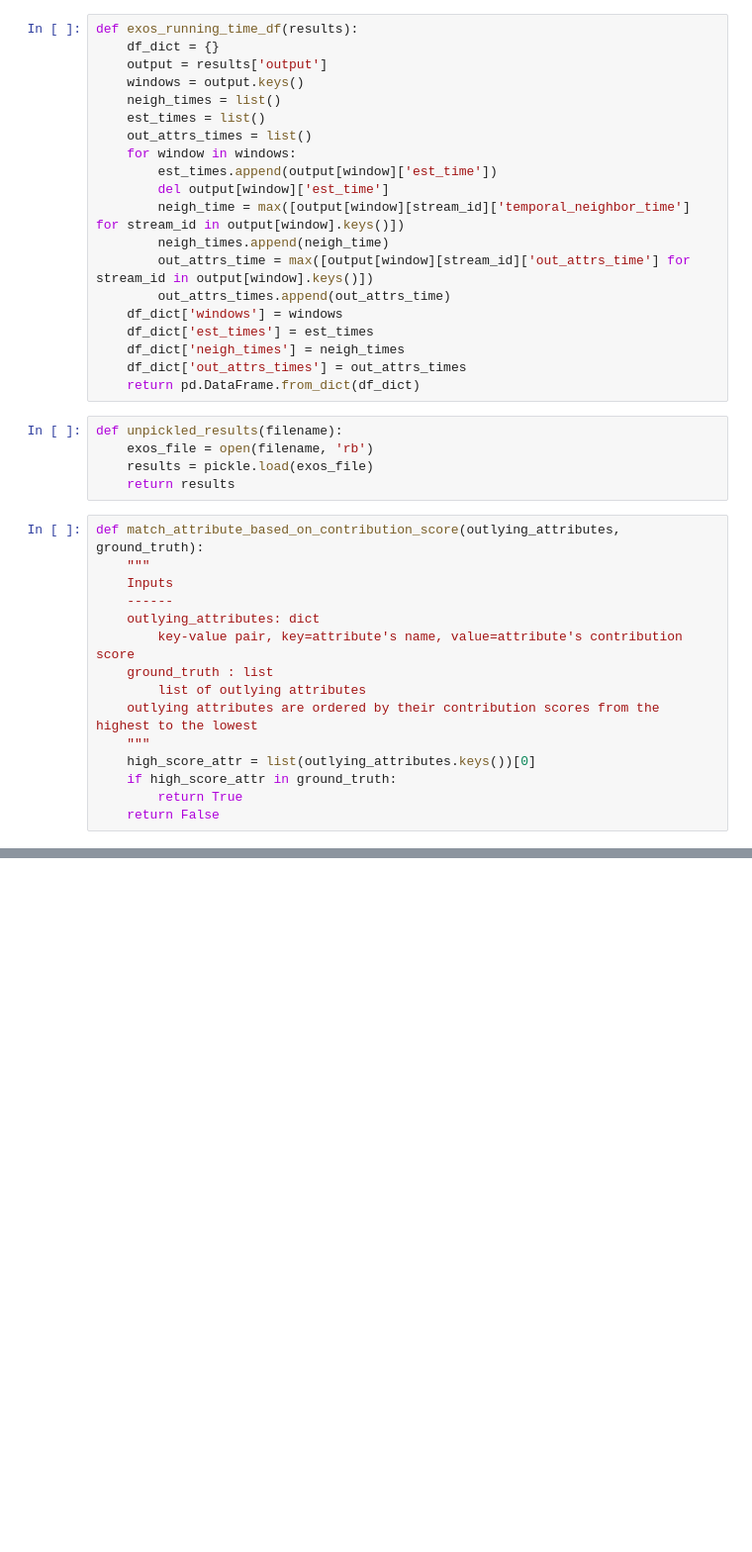
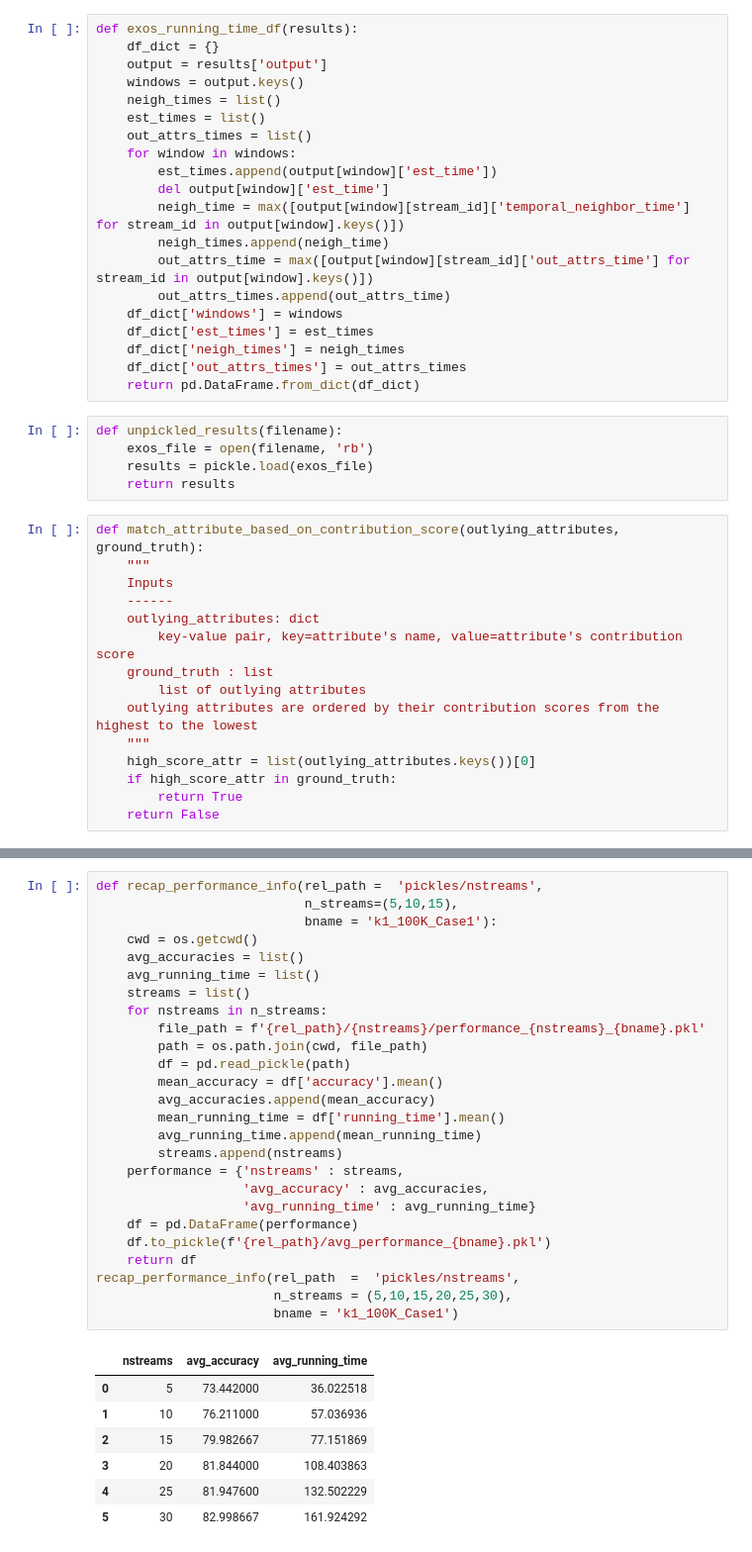
Before and after one commit to egawati/exos, a Jupyter notebook: sources/experiments/metrics.ipynb, the cells around one changed output, grey strips where cells are left out. Shown at 99% size. Drawn from its saved outputs; the diff is of its cells as text; blank space fills up the shorter version.

```diff
--- a/sources/experiments/metrics.ipynb
+++ b/sources/experiments/metrics.ipynb
@@ -107,0 +72,34 @@ def compute_performance(gt_folder, gt_filename, result_folder, result_filename,
+# %%
+def recap_performance_info(rel_path =  'pickles/nstreams',
+                           n_streams=(5,10,15),
+                           bname = 'k1_100K_Case1'):
+    cwd = os.getcwd()
+    avg_accuracies = list()
+    avg_running_time = list()
+    streams = list()
+    for nstreams in n_streams:
+        file_path = f'{rel_path}/{nstreams}/performance_{nstreams}_{bname}.pkl'
+        path = os.path.join(cwd, file_path)
+        df = pd.read_pickle(path)
+        mean_accuracy = df['accuracy'].mean()
+        avg_accuracies.append(mean_accuracy)
+        mean_running_time = df['running_time'].mean()
+        avg_running_time.append(mean_running_time)
+        streams.append(nstreams)
+    performance = {'nstreams' : streams,
+                   'avg_accuracy' : avg_accuracies,
+                   'avg_running_time' : avg_running_time}
+    df = pd.DataFrame(performance)
+    df.to_pickle(f'{rel_path}/avg_performance_{bname}.pkl')
+    return df
+recap_performance_info(rel_path  =  'pickles/nstreams',
+                       n_streams = (5,10,15,20,25,30),
+                       bname = 'k1_100K_Case1')
+# %% [output]
+|  | nstreams | avg_accuracy | avg_running_time |
+| 0 | 5 | 73.442000 | 36.022518 |
+| 1 | 10 | 76.211000 | 57.036936 |
+| 2 | 15 | 79.982667 | 77.151869 |
+| 3 | 20 | 81.844000 | 108.403863 |
+| 4 | 25 | 81.947600 | 132.502229 |
+| 5 | 30 | 82.998667 | 161.924292 |
```
Also changed, not shown: parts of 4 cells of this notebook, 11 other files.
